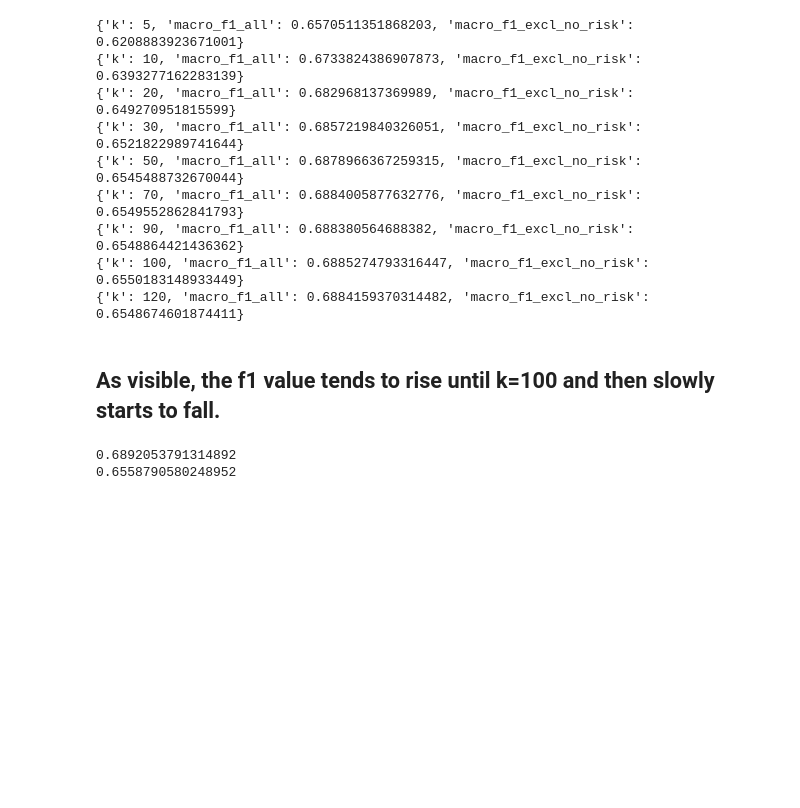
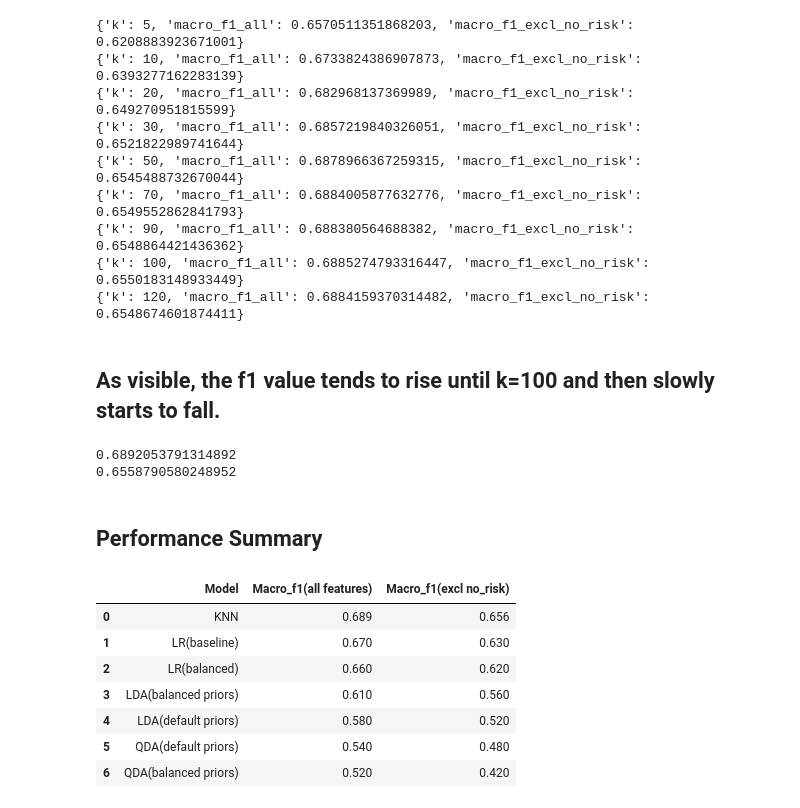
Before and after one commit to Mussab157/Wildfire-Prediction-Classification, a Jupyter notebook: notebooks/03_modelling.ipynb, the cells around one changed output. Saved outputs shown, nothing was run; the diff lists cells and outputs as text; code cells hidden in the pictures; blank space fills up the shorter version.

Commit message:
Including performance for all models in a dataframe

```diff
--- a/notebooks/03_modelling.ipynb
+++ b/notebooks/03_modelling.ipynb
@@ -365,3 +365,21 @@ print(f1_excl)
 # %% [output]
 0.6892053791314892
 0.6558790580248952
+# %% [markdown]
+## **Performance Summary**
+# %%
+df=pd.DataFrame({
+    'Model':['KNN', 'LR(baseline)', 'LR(balanced)', 'LDA(balanced priors)', 'LDA(default priors)', 'QDA(default priors)', 'QDA(balanced priors)'],
+    'Macro_f1(all features)':[0.689, 0.67, 0.66, 0.61, 0.58, 0.54, 0.52],
+    'Macro_f1(excl no_risk)':[0.656, 0.63, 0.62, 0.56, 0.52, 0.48, 0.42]
+    })
+df
+# %% [output]
+|  | Model | Macro_f1(all features) | Macro_f1(excl no_risk) |
+| 0 | KNN | 0.689 | 0.656 |
+| 1 | LR(baseline) | 0.670 | 0.630 |
+| 2 | LR(balanced) | 0.660 | 0.620 |
+| 3 | LDA(balanced priors) | 0.610 | 0.560 |
+| 4 | LDA(default priors) | 0.580 | 0.520 |
+| 5 | QDA(default priors) | 0.540 | 0.480 |
+| 6 | QDA(balanced priors) | 0.520 | 0.420 |
```
